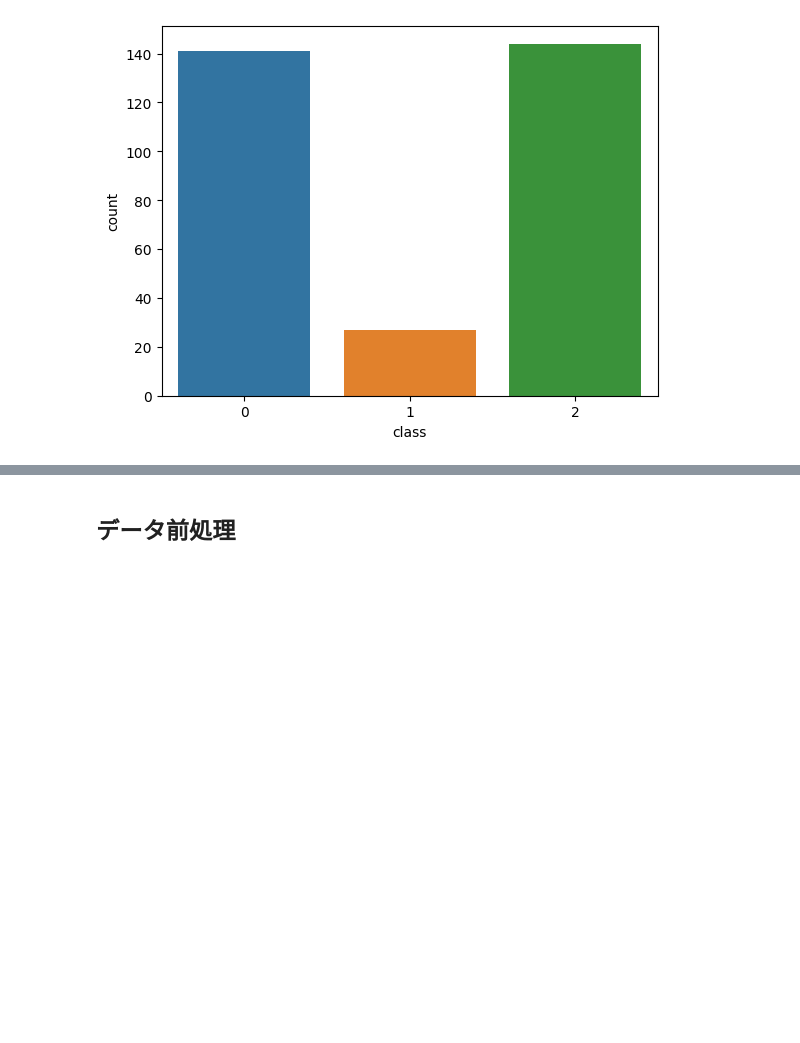
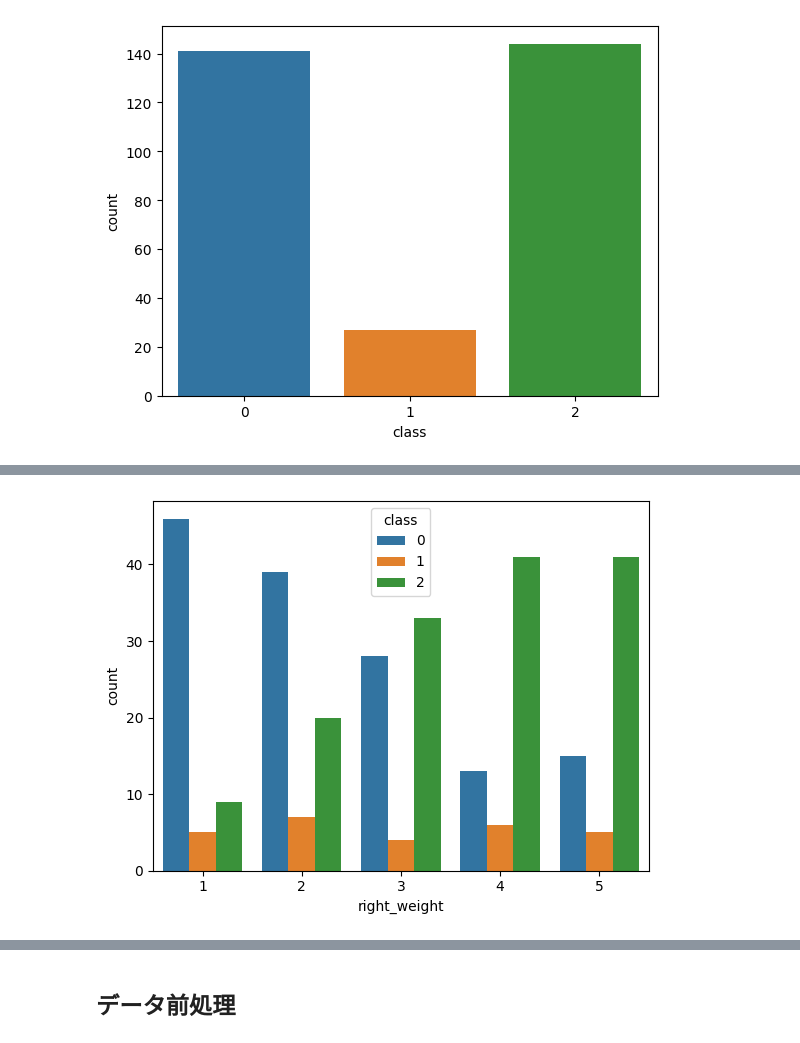
Before and after one commit to wanana12/signate, a Jupyter notebook: balance.ipynb, the cells around one changed output, grey strips where cells are left out. Cells and saved outputs as stored; diff of their text form; code cells hidden in the pictures; blank space fills up the shorter version.

```diff
--- a/balance.ipynb
+++ b/balance.ipynb
@@ -53,0 +69,5 @@ plt.show()
+# %%
+sns.countplot(x="right_weight", hue="class", data=train)
+plt.show()
+# %% [output]
+[figure, added]
```
Also changed, not shown: parts of 9 cells of this notebook.
